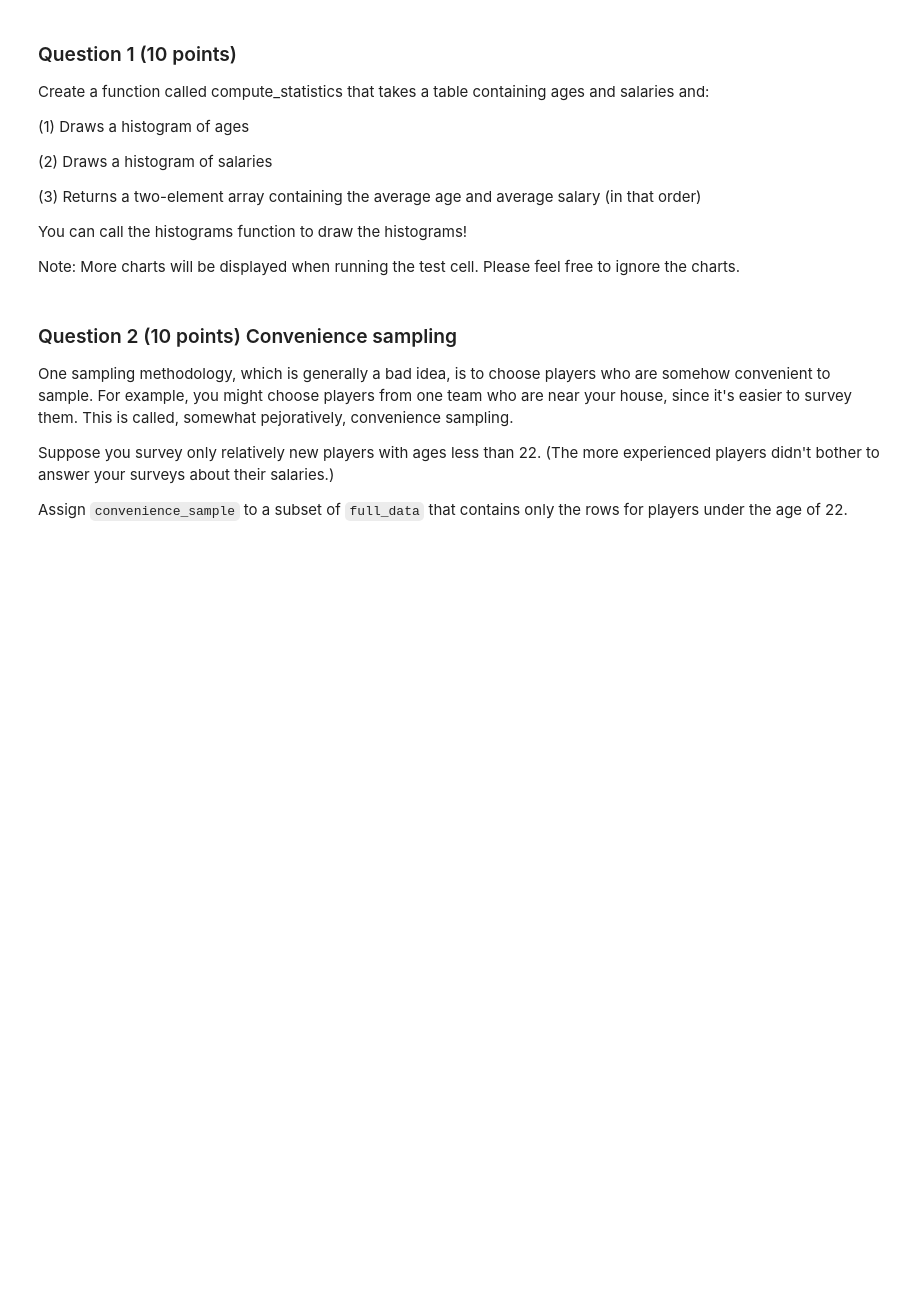
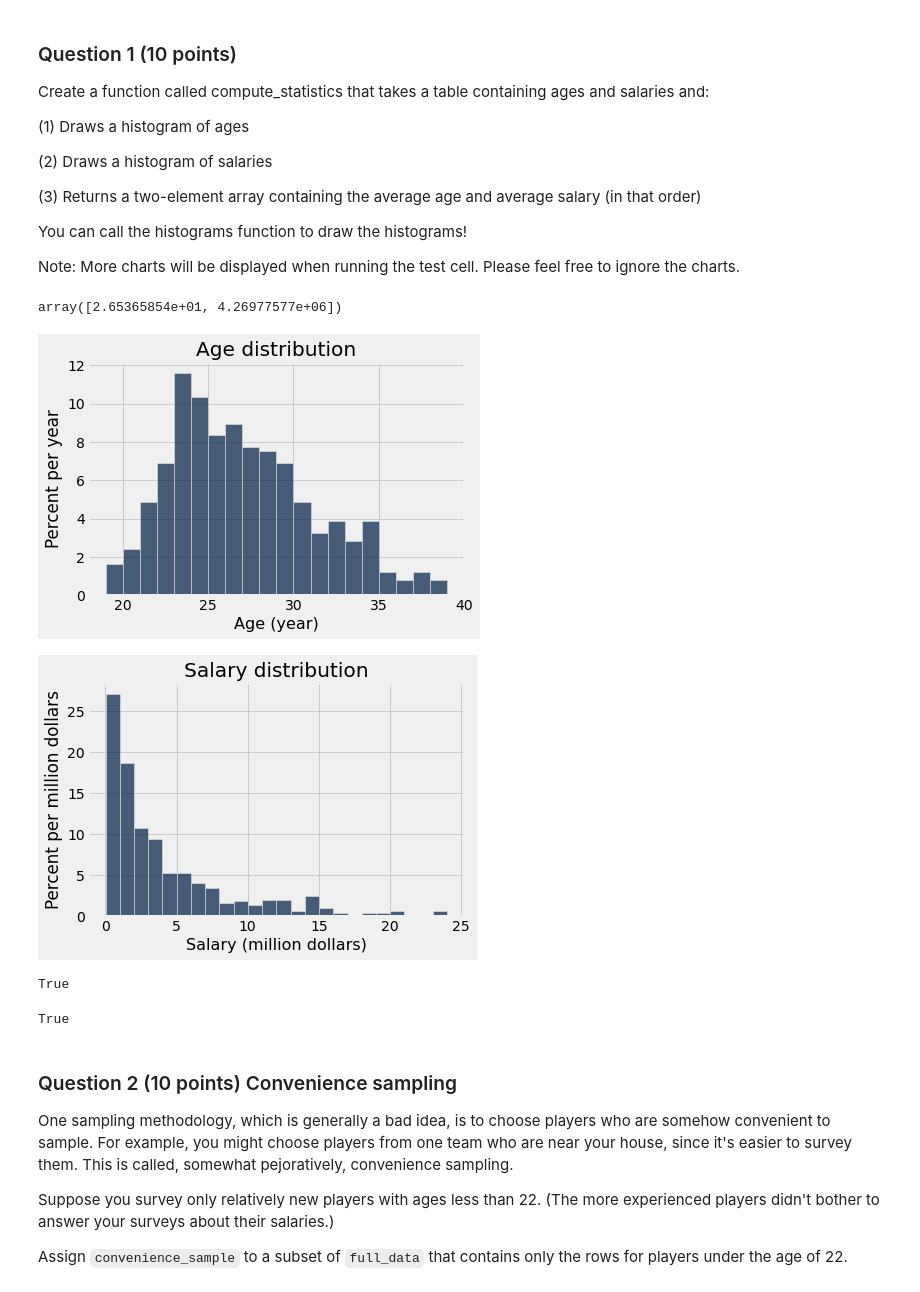
Before and after one commit to Shanmukh451/shanmukhanadh_INFO5502_sPRING2022, a Jupyter notebook: lab_assignment_08.ipynb, the cells around one changed output. Cells and saved outputs as stored; diff of their text form; code cells hidden in the pictures; blank space fills up the shorter version.

```diff
--- a/lab_assignment_08.ipynb
+++ b/lab_assignment_08.ipynb
@@ -24,8 +47,8 @@ plt.style.use('fivethirtyeight')
 # %% [markdown]
 Run the cell below to load player and salary data that we will use for our sampling.
 # %%
-player_data = Table().read_table("player_data.csv")
-salary_data = Table().read_table("salary_data.csv")
+player_data = Table().read_table("/content/drive/MyDrive/player_data.csv")
+salary_data = Table().read_table("/content/drive/MyDrive/salary_data.csv")
 full_data = salary_data.join("PlayerName", player_data, "Name")
 
 # The show method immediately displays the contents of a table.
@@ -72,28 +115,37 @@ You can call the histograms function to draw the histograms!
 Note: More charts will be displayed when running the test cell. Please feel free to ignore the charts.
 # %%
 ### You code here
-
 def compute_statistics(age_and_salary_data):
     ...
-    age = ...
-    salary = ...
+    age =sum(age_and_salary_data['Age'])/len(age_and_salary_data['Age'])
+    salary =sum(age_and_salary_data['Salary'])/len(age_and_salary_data['Salary'])
+    histograms(age_and_salary_data)
+    return make_array(np.mean(age), np.mean(salary))
     ...
 
 
 full_stats = compute_statistics(full_data)
 full_stats
+# %% [output]
+array([2.65365854e+01, 4.26977577e+06])
+[figure, added]
+[figure, added]
 # %%
 # TEST
 stats = compute_statistics(full_data)
 plt.close()
 plt.close()
 round(float(stats[0]), 2) == 26.54
+# %% [output]
+True
 # %%
 # TEST
 stats = compute_statistics(full_data)
 plt.close()
 plt.close()
 round(float(stats[1]), 2) == 4269775.77
+# %% [output]
+True
 # %% [markdown]
 ### Question 2 (10 points) Convenience sampling
 
```
Also changed, not shown: parts of 22 cells of this notebook.
